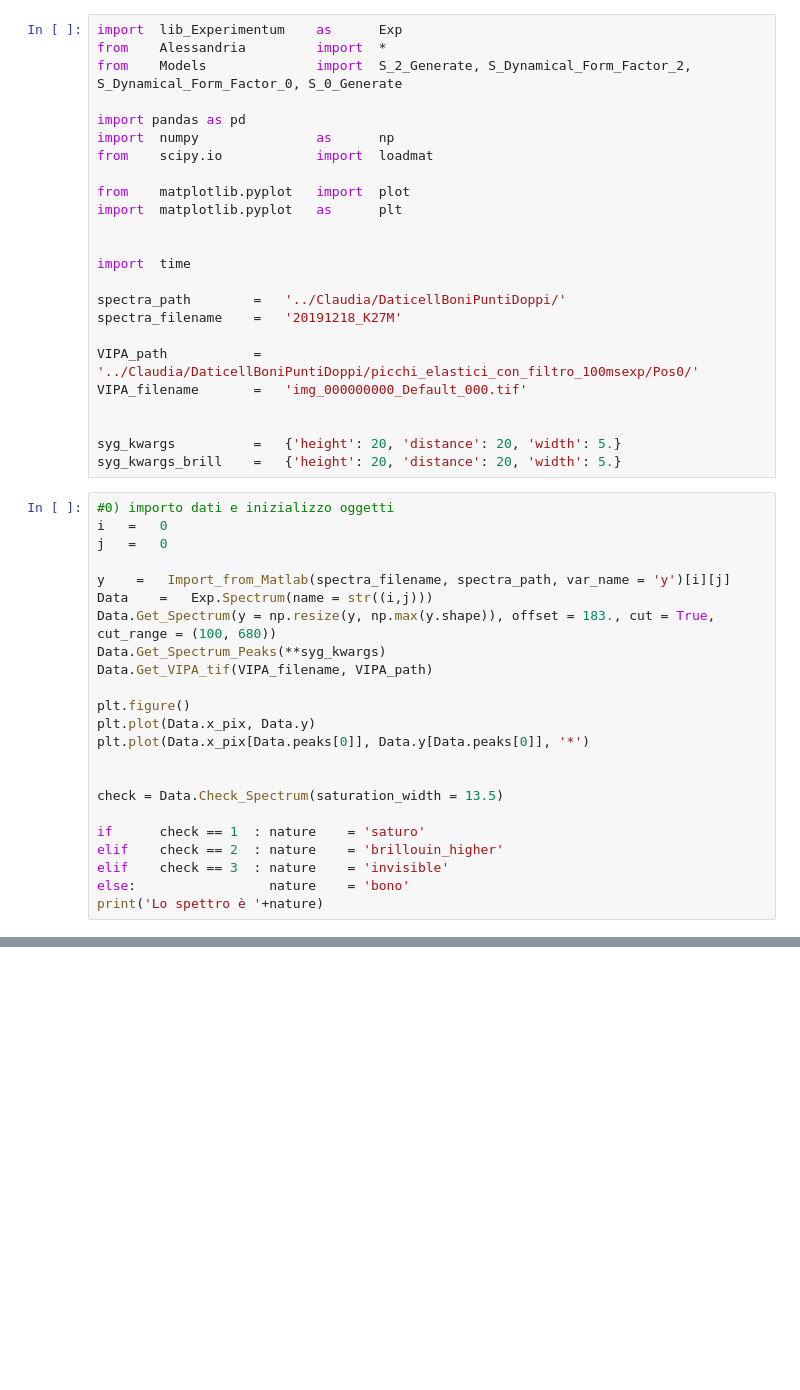
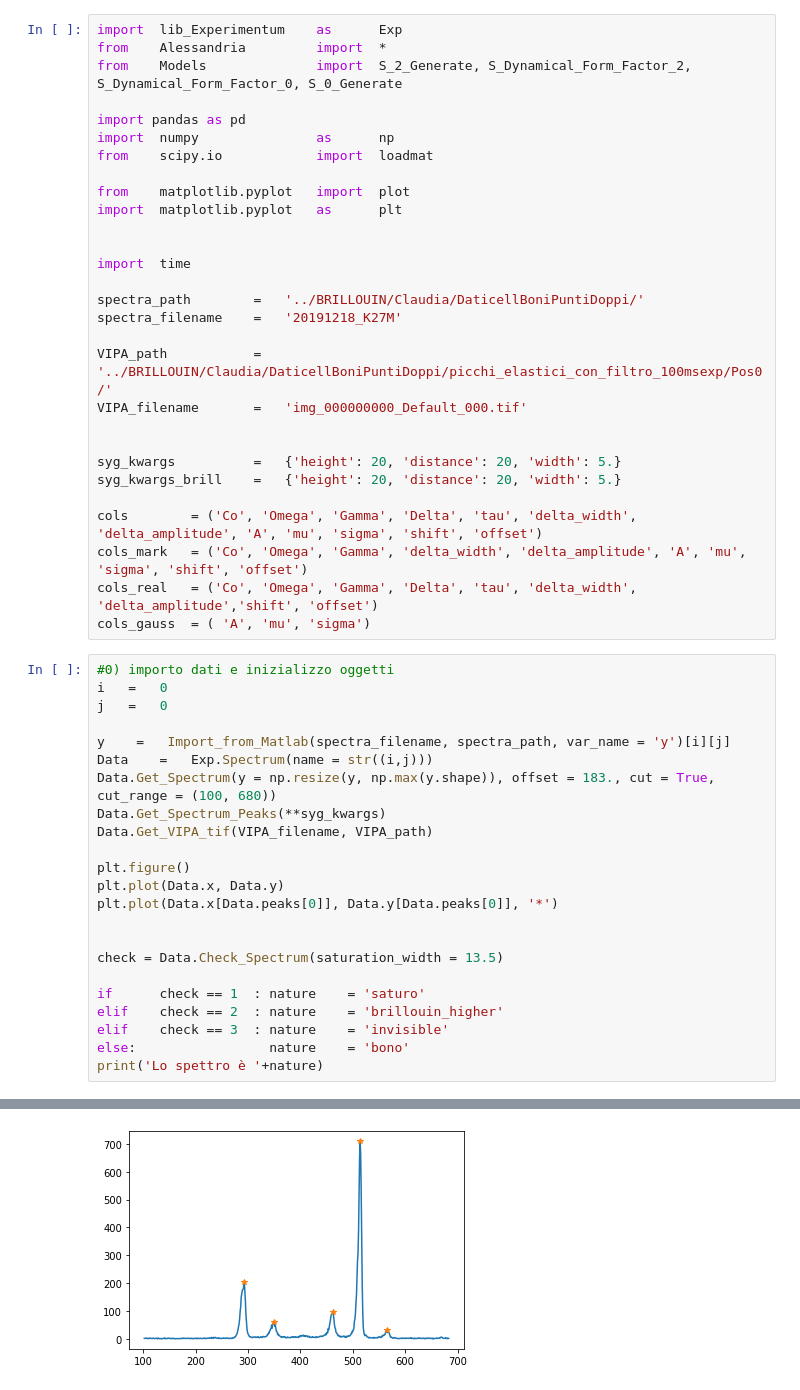
Before and after one commit to flautodipan/Python_Libraries, a Jupyter notebook: Experimentum_single.ipynb, the cells around one changed output, grey strips where cells are left out. Saved outputs shown, nothing was run; the diff lists cells and outputs as text; blank space fills up the shorter version.

```diff
--- a/Experimentum_single.ipynb
+++ b/Experimentum_single.ipynb
@@ -13,15 +13,20 @@ import  matplotlib.pyplot   as      plt
 
 import  time
 
-spectra_path        =   '../Claudia/DaticellBoniPuntiDoppi/'
+spectra_path        =   '../BRILLOUIN/Claudia/DaticellBoniPuntiDoppi/'
 spectra_filename    =   '20191218_K27M'
 
-VIPA_path           =   '../Claudia/DaticellBoniPuntiDoppi/picchi_elastici_con_filtro_100msexp/Pos0/'
+VIPA_path           =   '../BRILLOUIN/Claudia/DaticellBoniPuntiDoppi/picchi_elastici_con_filtro_100msexp/Pos0/'
 VIPA_filename       =   'img_000000000_Default_000.tif'
 
 
 syg_kwargs          =   {'height': 20, 'distance': 20, 'width': 5.}
 syg_kwargs_brill    =   {'height': 20, 'distance': 20, 'width': 5.}
+
+cols        = ('Co', 'Omega', 'Gamma', 'Delta', 'tau', 'delta_width', 'delta_amplitude', 'A', 'mu', 'sigma', 'shift', 'offset')
+cols_mark   = ('Co', 'Omega', 'Gamma', 'delta_width', 'delta_amplitude', 'A', 'mu', 'sigma', 'shift', 'offset')
+cols_real   = ('Co', 'Omega', 'Gamma', 'Delta', 'tau', 'delta_width', 'delta_amplitude','shift', 'offset')
+cols_gauss  = ( 'A', 'mu', 'sigma')
 # %%
 #0) importo dati e inizializzo oggetti
 i   =   0
@@ -34,8 +39,8 @@ Data.Get_Spectrum_Peaks(**syg_kwargs)
 Data.Get_VIPA_tif(VIPA_filename, VIPA_path)
 
 plt.figure()
-plt.plot(Data.x_pix, Data.y)
-plt.plot(Data.x_pix[Data.peaks[0]], Data.y[Data.peaks[0]], '*')
+plt.plot(Data.x, Data.y)
+plt.plot(Data.x[Data.peaks[0]], Data.y[Data.peaks[0]], '*')
 
 
 check = Data.Check_Spectrum(saturation_width = 13.5)
@@ -45,3 +50,4 @@ elif    check == 2  : nature    = 'brillouin_higher'
 elif    check == 3  : nature    = 'invisible'
 else:                 nature    = 'bono'
 print('Lo spettro è '+nature)
+# %% [output]
@@ -48,3 +60,4 @@ print('Lo spettro è '+nature)
+[figure, added]
 # %%
 #1) Operazioni di modifica Spettro
 
```
Also changed, not shown: parts of 7 cells of this notebook, 1 other file.
